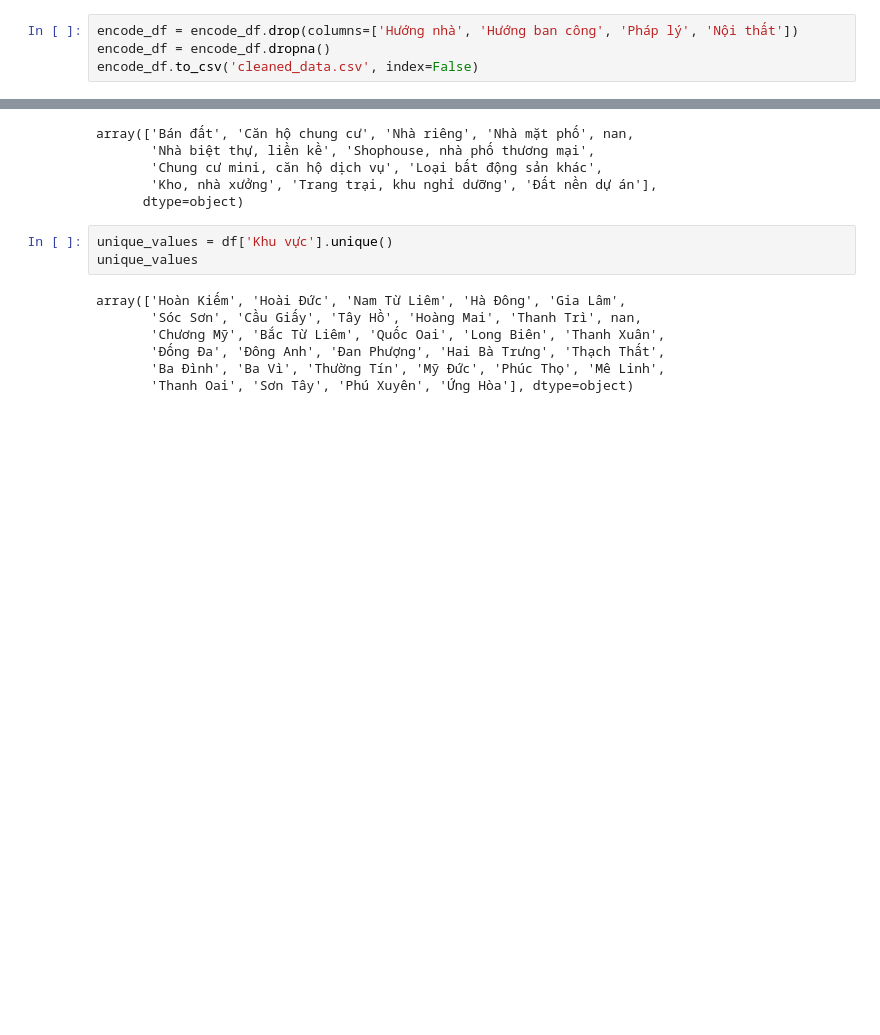
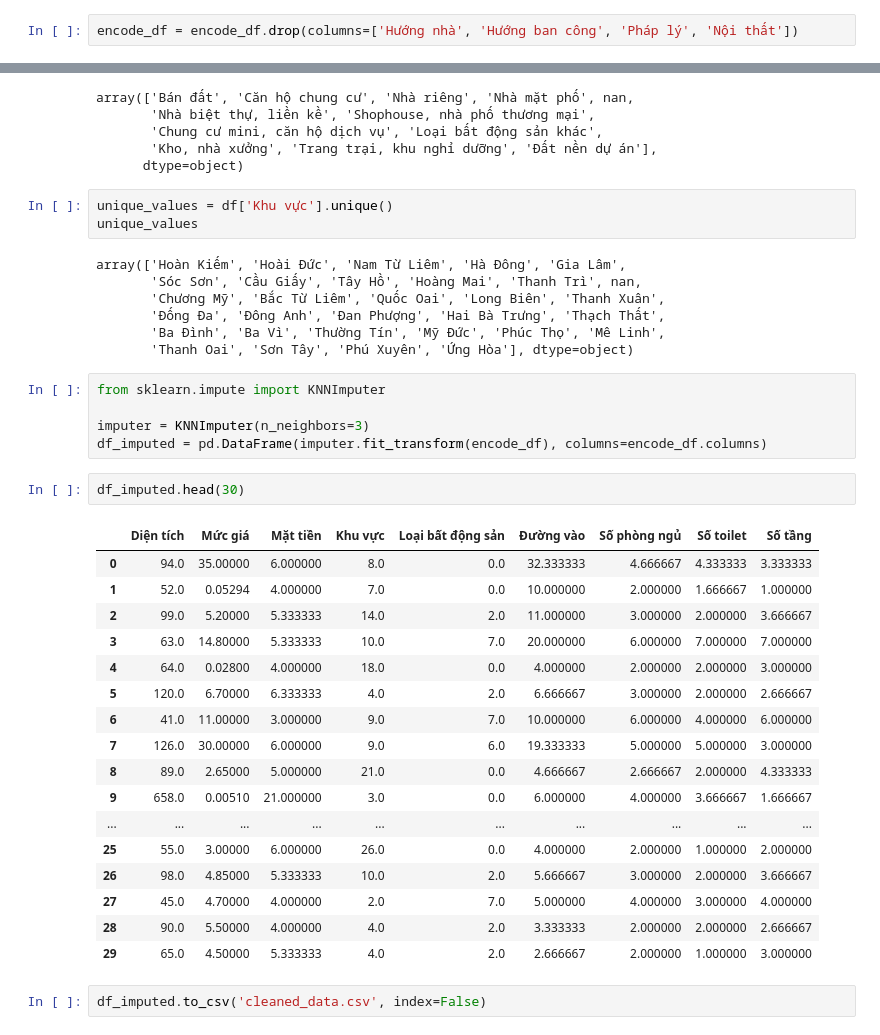
Before and after one commit to HuyVux-dev/phan-tich-bds, a Jupyter notebook: data-analys.ipynb, the cells around one changed output, grey strips where cells are left out. Saved outputs shown, nothing was run; the diff lists cells and outputs as text; blank space fills up the shorter version.

```diff
--- a/data-analys.ipynb
+++ b/data-analys.ipynb
@@ -263,8 +264,6 @@ plt.show()
 [figure]
 # %%
 encode_df = encode_df.drop(columns=['Hướng nhà', 'Hướng ban công', 'Pháp lý', 'Nội thất'])
-encode_df = encode_df.dropna()
-encode_df.to_csv('cleaned_data.csv', index=False)
 # %%
 encode_df.shape
 # %% [output]
@@ -288,3 +287,30 @@ array(['Hoàn Kiếm', 'Hoài Đức', 'Nam Từ Liêm', 'Hà Đông', 'Gia Lâm
        'Đống Đa', 'Đông Anh', 'Đan Phượng', 'Hai Bà Trưng', 'Thạch Thất',
        'Ba Đình', 'Ba Vì', 'Thường Tín', 'Mỹ Đức', 'Phúc Thọ', 'Mê Linh',
        'Thanh Oai', 'Sơn Tây', 'Phú Xuyên', 'Ứng Hòa'], dtype=object)
+# %%
+from sklearn.impute import KNNImputer
+
+imputer = KNNImputer(n_neighbors=3)
+df_imputed = pd.DataFrame(imputer.fit_transform(encode_df), columns=encode_df.columns)
+# %%
+df_imputed.head(30)
+# %% [output]
+|  | Diện tích | Mức giá | Mặt tiền | Khu vực | Loại bất động sản | Đường vào | Số phòng ngủ | Số toilet | Số tầng |
+| 0 | 94.0 | 35.00000 | 6.000000 | 8.0 | 0.0 | 32.333333 | 4.666667 | 4.333333 | 3.333333 |
+| 1 | 52.0 | 0.05294 | 4.000000 | 7.0 | 0.0 | 10.000000 | 2.000000 | 1.666667 | 1.000000 |
+| 2 | 99.0 | 5.20000 | 5.333333 | 14.0 | 2.0 | 11.000000 | 3.000000 | 2.000000 | 3.666667 |
+| 3 | 63.0 | 14.80000 | 5.333333 | 10.0 | 7.0 | 20.000000 | 6.000000 | 7.000000 | 7.000000 |
+| 4 | 64.0 | 0.02800 | 4.000000 | 18.0 | 0.0 | 4.000000 | 2.000000 | 2.000000 | 3.000000 |
+| 5 | 120.0 | 6.70000 | 6.333333 | 4.0 | 2.0 | 6.666667 | 3.000000 | 2.000000 | 2.666667 |
+| 6 | 41.0 | 11.00000 | 3.000000 | 9.0 | 7.0 | 10.000000 | 6.000000 | 4.000000 | 6.000000 |
+| 7 | 126.0 | 30.00000 | 6.000000 | 9.0 | 6.0 | 19.333333 | 5.000000 | 5.000000 | 3.000000 |
+| 8 | 89.0 | 2.65000 | 5.000000 | 21.0 | 0.0 | 4.666667 | 2.666667 | 2.000000 | 4.333333 |
+| 9 | 658.0 | 0.00510 | 21.000000 | 3.0 | 0.0 | 6.000000 | 4.000000 | 3.666667 | 1.666667 |
+| ... | ... | ... | ... | ... | ... | ... | ... | ... | ... |
+| 25 | 55.0 | 3.00000 | 6.000000 | 26.0 | 0.0 | 4.000000 | 2.000000 | 1.000000 | 2.000000 |
+| 26 | 98.0 | 4.85000 | 5.333333 | 10.0 | 2.0 | 5.666667 | 3.000000 | 2.000000 | 3.666667 |
+| 27 | 45.0 | 4.70000 | 4.000000 | 2.0 | 7.0 | 5.000000 | 4.000000 | 3.000000 | 4.000000 |
+| 28 | 90.0 | 5.50000 | 4.000000 | 4.0 | 2.0 | 3.333333 | 2.000000 | 2.000000 | 2.666667 |
+| 29 | 65.0 | 4.50000 | 5.333333 | 4.0 | 2.0 | 2.666667 | 2.000000 | 1.000000 | 3.000000 |
+# %%
+df_imputed.to_csv('cleaned_data.csv', index=False)
```
Also changed, not shown: parts of 2 cells of this notebook, 1 other file.
